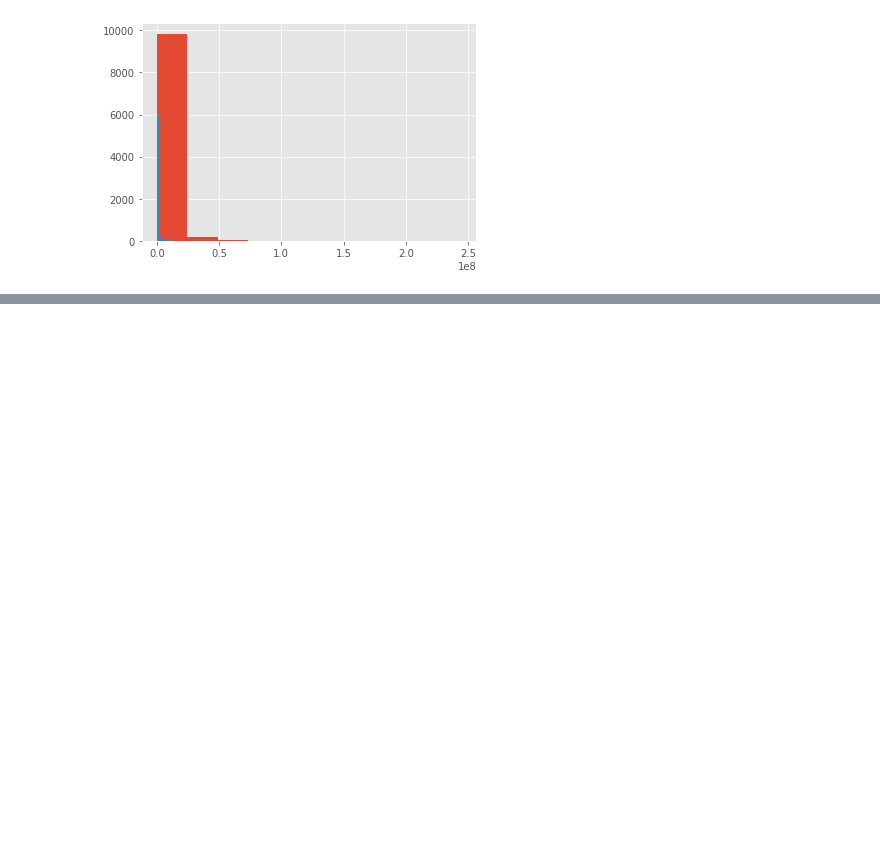
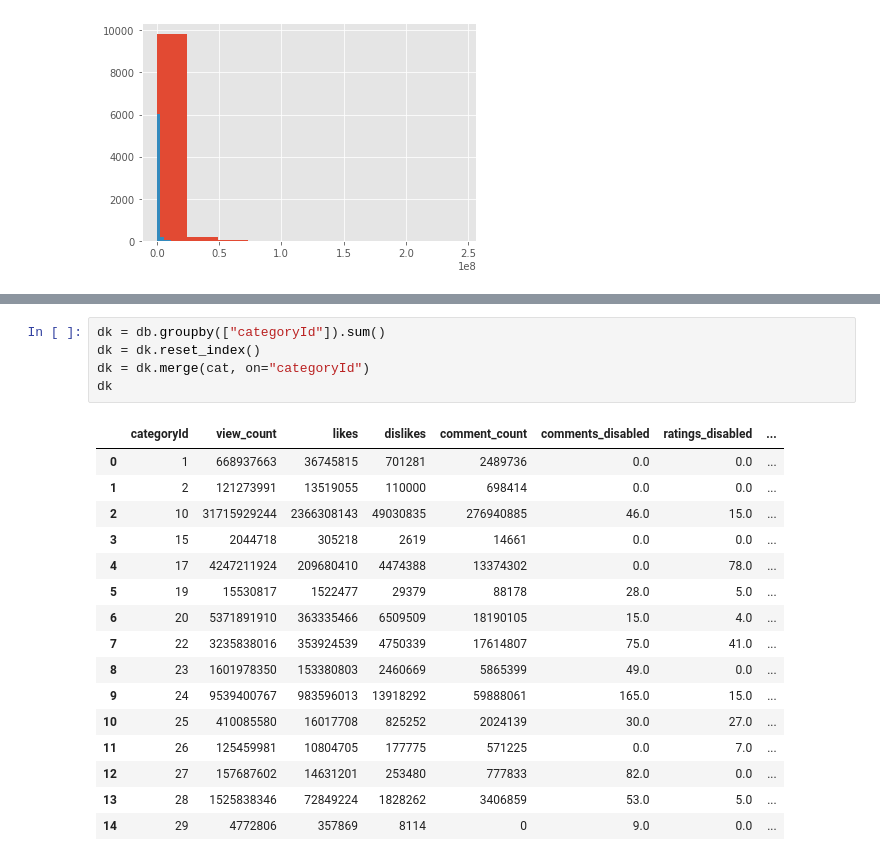
Before and after one commit to caiocaldeira3/ytdaily, a Jupyter notebook: ytdaily.ipynb, the cells around one changed output, grey strips where cells are left out. Cells and saved outputs as stored; diff of their text form; blank space fills up the shorter version.

```diff
--- a/ytdaily.ipynb
+++ b/ytdaily.ipynb
@@ -363,0 +415,22 @@ plt.show()
+# %%
+dk = db.groupby(["categoryId"]).sum()
+dk = dk.reset_index()
+dk = dk.merge(cat, on="categoryId")
+dk
+# %% [output]
+|  | categoryId | view_count | likes | dislikes | comment_count | comments_disabled | ratings_disabled | ... |
+| 0 | 1 | 668937663 | 36745815 | 701281 | 2489736 | 0.0 | 0.0 | ... |
+| 1 | 2 | 121273991 | 13519055 | 110000 | 698414 | 0.0 | 0.0 | ... |
+| 2 | 10 | 31715929244 | 2366308143 | 49030835 | 276940885 | 46.0 | 15.0 | ... |
+| 3 | 15 | 2044718 | 305218 | 2619 | 14661 | 0.0 | 0.0 | ... |
+| 4 | 17 | 4247211924 | 209680410 | 4474388 | 13374302 | 0.0 | 78.0 | ... |
+| 5 | 19 | 15530817 | 1522477 | 29379 | 88178 | 28.0 | 5.0 | ... |
+| 6 | 20 | 5371891910 | 363335466 | 6509509 | 18190105 | 15.0 | 4.0 | ... |
+| 7 | 22 | 3235838016 | 353924539 | 4750339 | 17614807 | 75.0 | 41.0 | ... |
+| 8 | 23 | 1601978350 | 153380803 | 2460669 | 5865399 | 49.0 | 0.0 | ... |
+| 9 | 24 | 9539400767 | 983596013 | 13918292 | 59888061 | 165.0 | 15.0 | ... |
+| 10 | 25 | 410085580 | 16017708 | 825252 | 2024139 | 30.0 | 27.0 | ... |
+| 11 | 26 | 125459981 | 10804705 | 177775 | 571225 | 0.0 | 7.0 | ... |
+| 12 | 27 | 157687602 | 14631201 | 253480 | 777833 | 82.0 | 0.0 | ... |
+| 13 | 28 | 1525838346 | 72849224 | 1828262 | 3406859 | 53.0 | 5.0 | ... |
+| 14 | 29 | 4772806 | 357869 | 8114 | 0 | 9.0 | 0.0 | ... |
```
Also changed, not shown: parts of 20 cells of this notebook.
